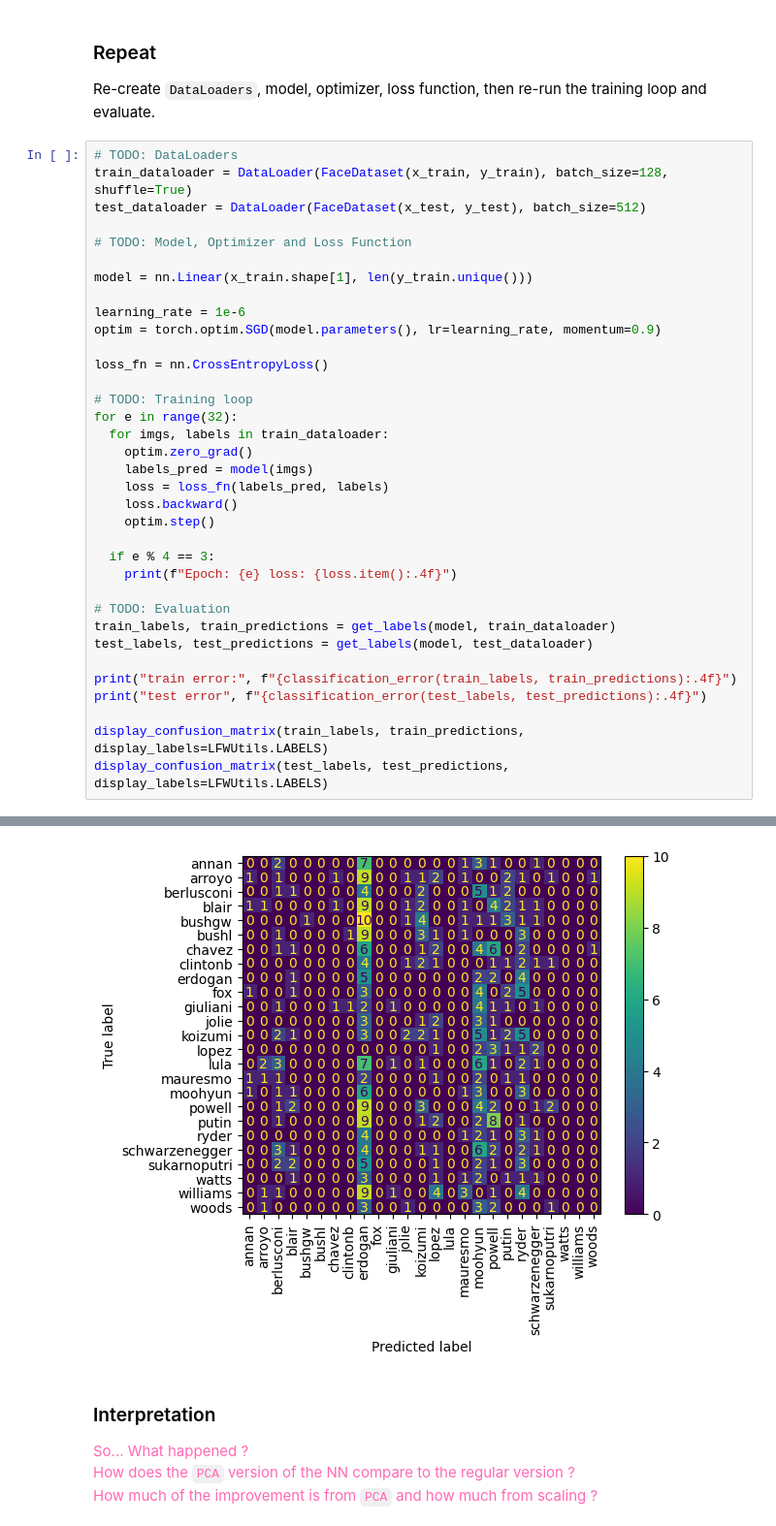
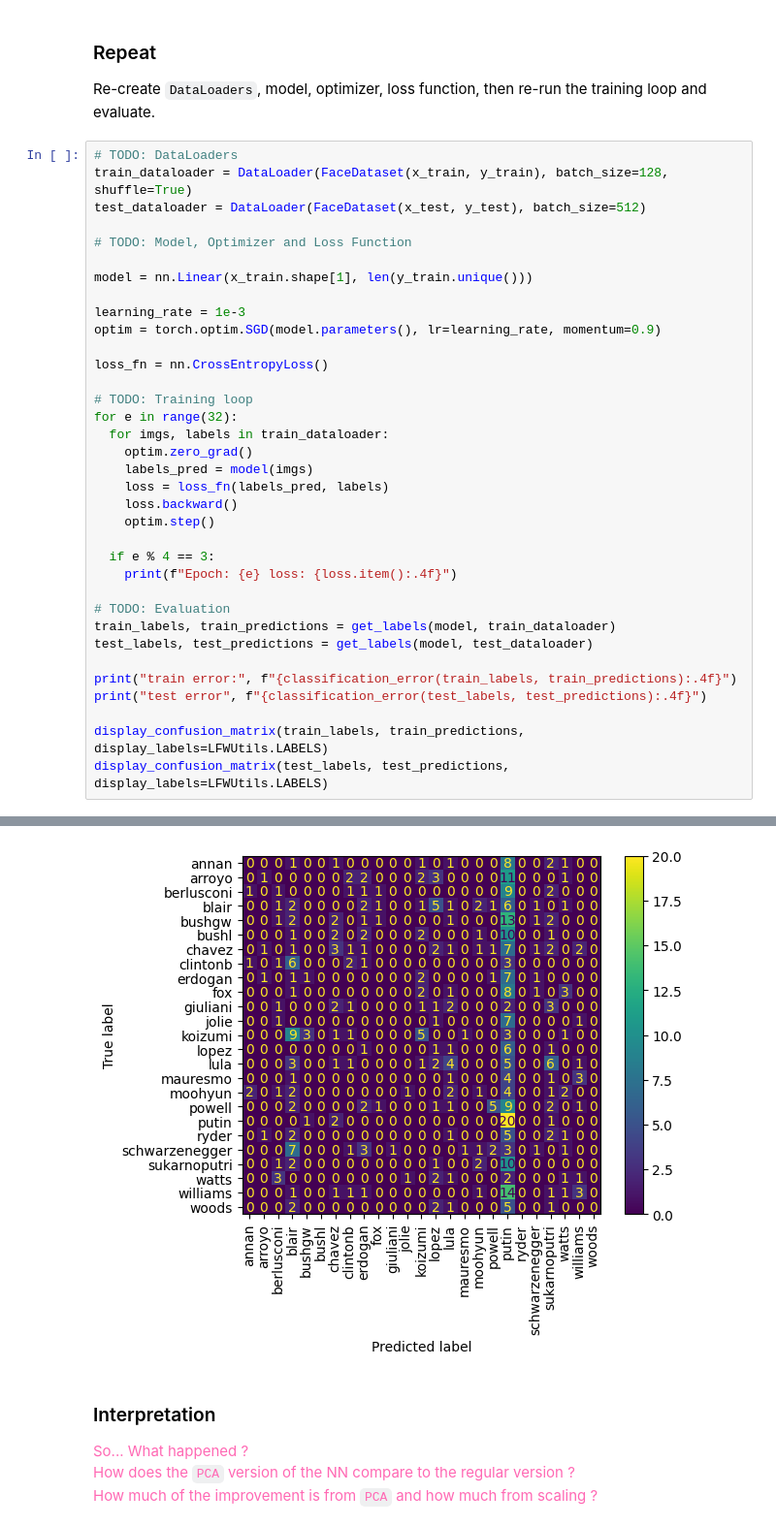
Before and after one commit to idmmachinelearning-ms/HW12, a Jupyter notebook: HW12.ipynb, the cells around one changed output, grey strips where cells are left out. Shown at 97% size. Cells and saved outputs as stored; diff of their text form.

```diff
--- a/HW12.ipynb
+++ b/HW12.ipynb
@@ -233,7 +233,7 @@ test_dataloader = DataLoader(FaceDataset(x_test, y_test), batch_size=512)
 
 model = nn.Linear(x_train.shape[1], len(y_train.unique()))
 
-learning_rate = 1e-6
+learning_rate = 1e-3
 optim = torch.optim.SGD(model.parameters(), lr=learning_rate, momentum=0.9)
 
 loss_fn = nn.CrossEntropyLoss()
@@ -274,4 +274,4 @@ test error 0.9543
-[figure, old version]
+[figure, new version]
 # %% [markdown]
 ### Interpretation
 
```
Also changed, not shown: parts of 6 cells of this notebook.
